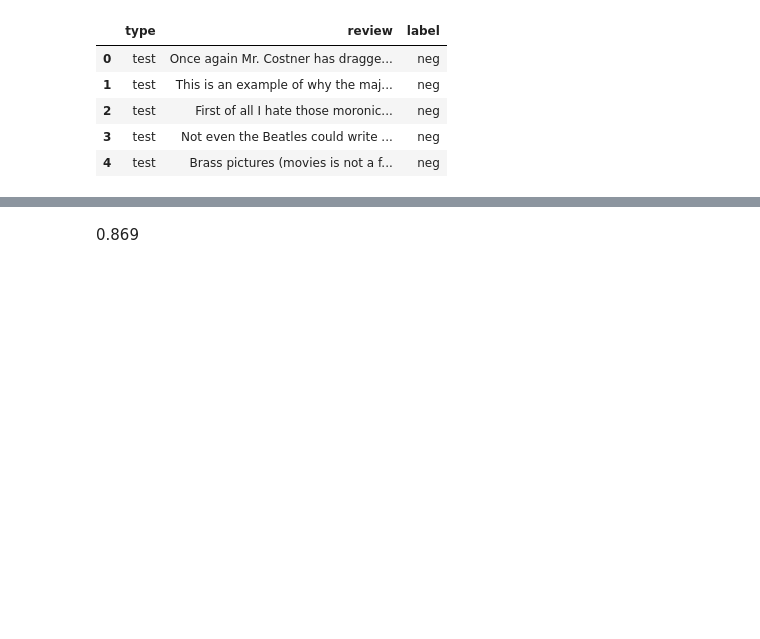
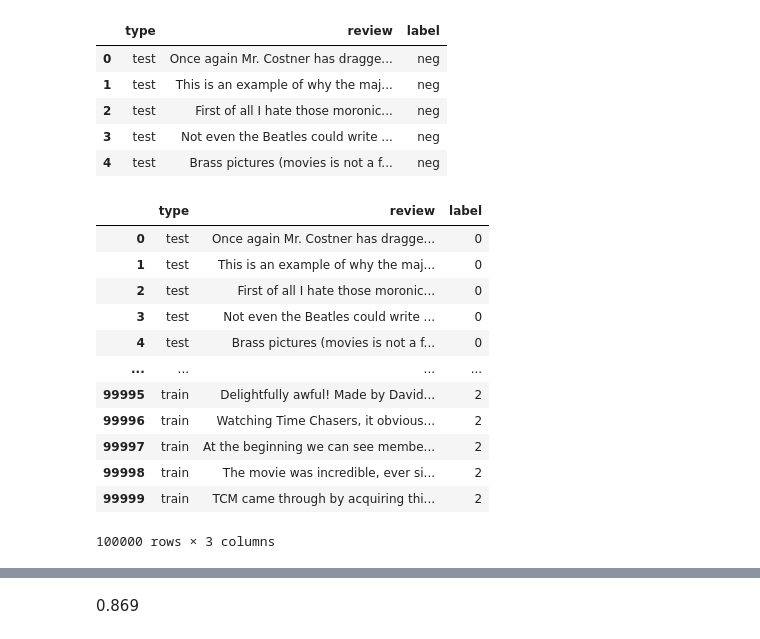
Before and after one commit to Orney2009/reviewStream, a Jupyter notebook: lib/sa_model/training_model.ipynb, the cells around one changed output, grey strips where cells are left out. Saved outputs shown, nothing was run; the diff lists cells and outputs as text; code cells hidden in the pictures; blank space fills up the shorter version.

```diff
--- a/lib/sa_model/training_model.ipynb
+++ b/lib/sa_model/training_model.ipynb
@@ -150,6 +130,25 @@ dataset.head()
 | 2 | test | First of all I hate those moronic... | neg |
 | 3 | test | Not even the Beatles could write ... | neg |
 | 4 | test | Brass pictures (movies is not a f... | neg |
+# %%
+dataset["label"] = dataset.label.apply(lambda label: 0 if label == "neg" else 1 if label == "pos" else 2)
+# rows_to_drop = dataset[dataset["label"] == "unsup"].index
+# dataset.drop(rows_to_drop, inplace=True)
+dataset
+# %% [output]
+|  | type | review | label |
+| 0 | test | Once again Mr. Costner has dragge... | 0 |
+| 1 | test | This is an example of why the maj... | 0 |
+| 2 | test | First of all I hate those moronic... | 0 |
+| 3 | test | Not even the Beatles could write ... | 0 |
+| 4 | test | Brass pictures (movies is not a f... | 0 |
+| ... | ... | ... | ... |
+| 99995 | train | Delightfully awful! Made by David... | 2 |
+| 99996 | train | Watching Time Chasers, it obvious... | 2 |
+| 99997 | train | At the beginning we can see membe... | 2 |
+| 99998 | train | The movie was incredible, ever si... | 2 |
+| 99999 | train | TCM came through by acquiring thi... | 2 |
+100000 rows × 3 columns
 # %%
 rows_to_drop = dataset[dataset["label"] == 2].index
 dataset.drop(rows_to_drop, inplace=True)
```
Also changed, not shown: parts of 26 cells of this notebook, 3 other files.
